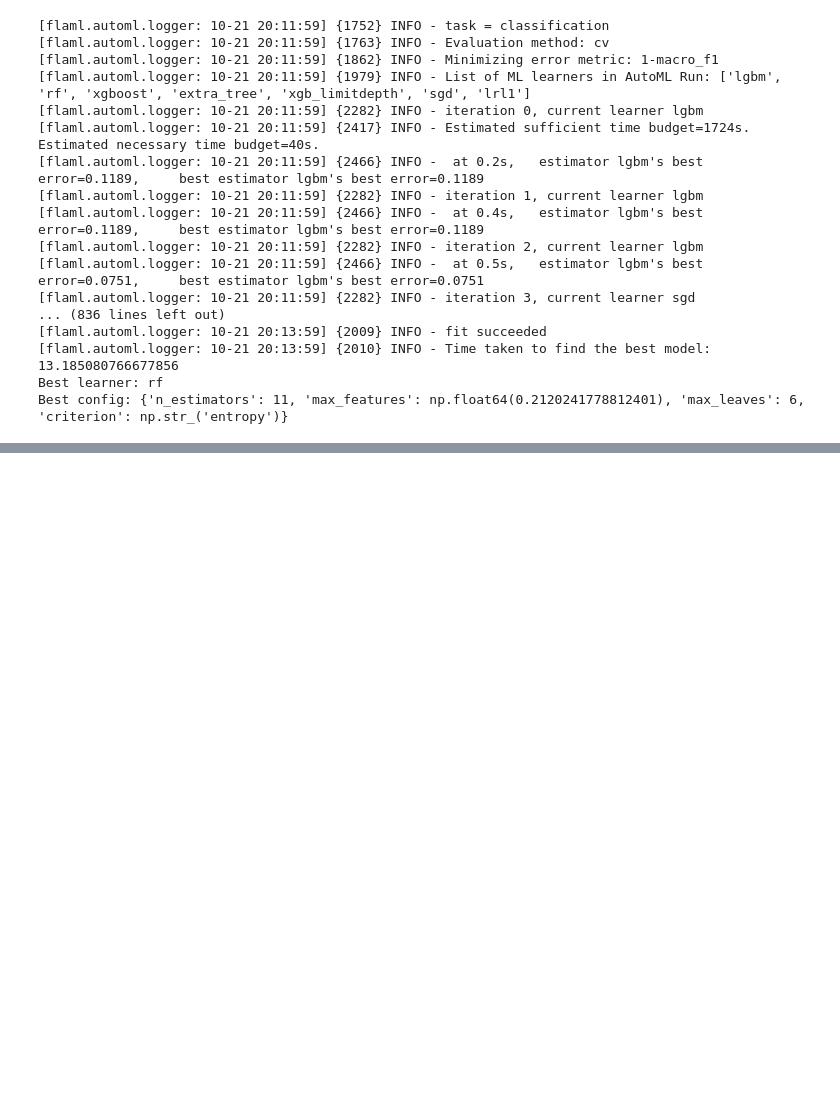
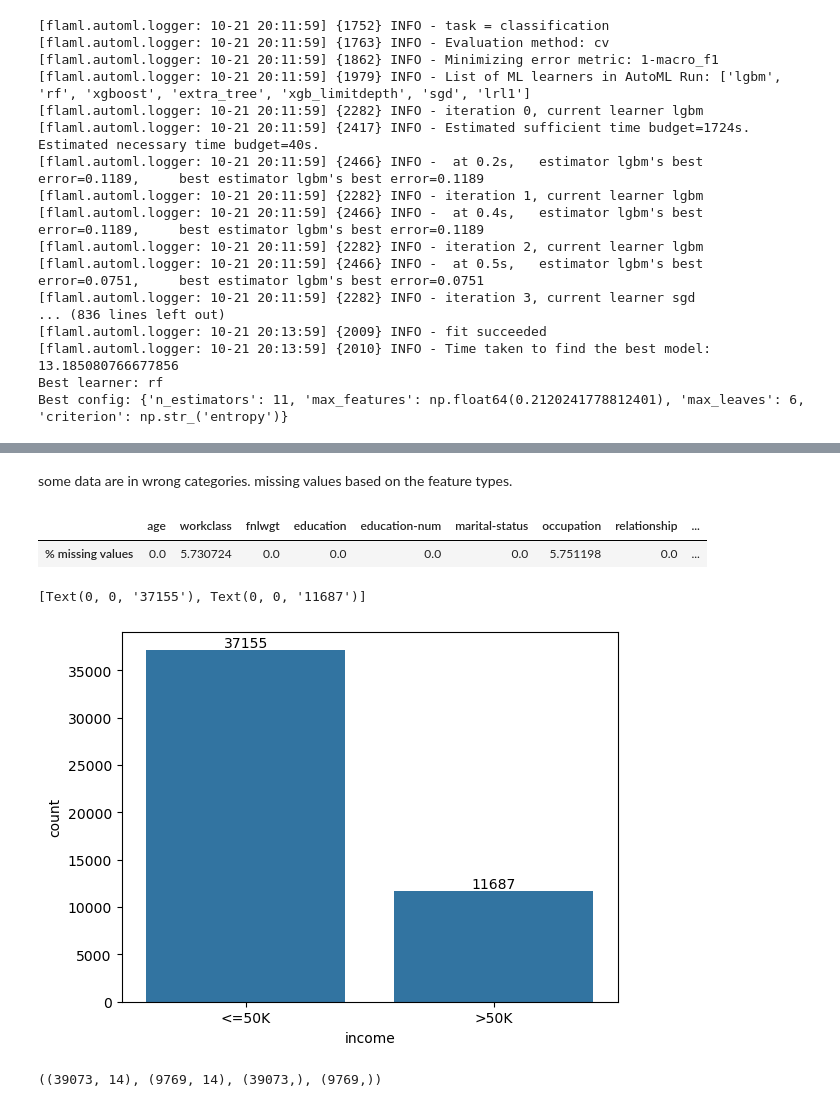
Before and after one commit to YiTian-Cloud/data-science-workshop, a Jupyter notebook: dataScienceAutoML.ipynb, the cells around one changed output, grey strips where cells are left out. Drawn from its saved outputs; the diff is of its cells as text; code cells hidden in the pictures; blank space fills up the shorter version.

```diff
--- a/dataScienceAutoML.ipynb
+++ b/dataScienceAutoML.ipynb
@@ -76,0 +89,5 @@ Best config: {'n_estimators': 11, 'max_features': np.float64(0.2120241778812401)
+# %%
+import pandas as pd
+
+ds = fetch_openml(name="adult", version=2, as_frame=True)
+df, y = ds.data, ds.target;
@@ -76,0 +109,34 @@ Best config: {'n_estimators': 11, 'max_features': np.float64(0.2120241778812401)
+# %% [markdown]
+some data are in wrong categories.  missing values based on the feature types.
+# %%
+pd.DataFrame({'% missing values': df.isnull().sum() *100/len(df)}).T
+# %% [output]
+|  | age | workclass | fnlwgt | education | education-num | marital-status | occupation | relationship | ... |
+| % missing values | 0.0 | 5.730724 | 0.0 | 0.0 | 0.0 | 0.0 | 5.751198 | 0.0 | ... |
+# %%
+import seaborn as sns
+import matplotlib.pyplot as plt
+
+
+
+
+y_df = pd.DataFrame(y)
+y_df.columns = ['income']
+
+ax=sns.countplot(x="income", data=y_df)
+ax.bar_label(ax.containers[0])
+# %% [output]
+[Text(0, 0, '37155'), Text(0, 0, '11687')]
+[figure, added]
+# %%
+# Convert the target column to binary values ('<=50K' -> 0, '>50K' -> 1)
+y = (y == ">50K").astype(int)
+
+# 2. Split data into train/test sets
+X_train, X_test, y_train, y_test = train_test_split(
+    X, y, test_size=0.2, random_state=42
+)
+
+X_train.shape, X_test.shape, y_train.shape, y_test.shape
+# %% [output]
+((39073, 14), (9769, 14), (39073,), (9769,))
```
Also changed, not shown: parts of 44 cells of this notebook.
